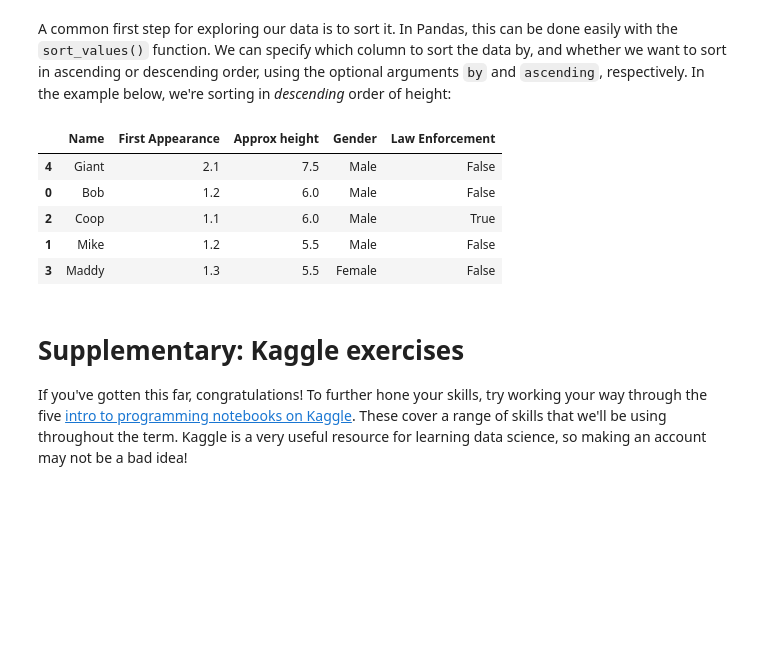
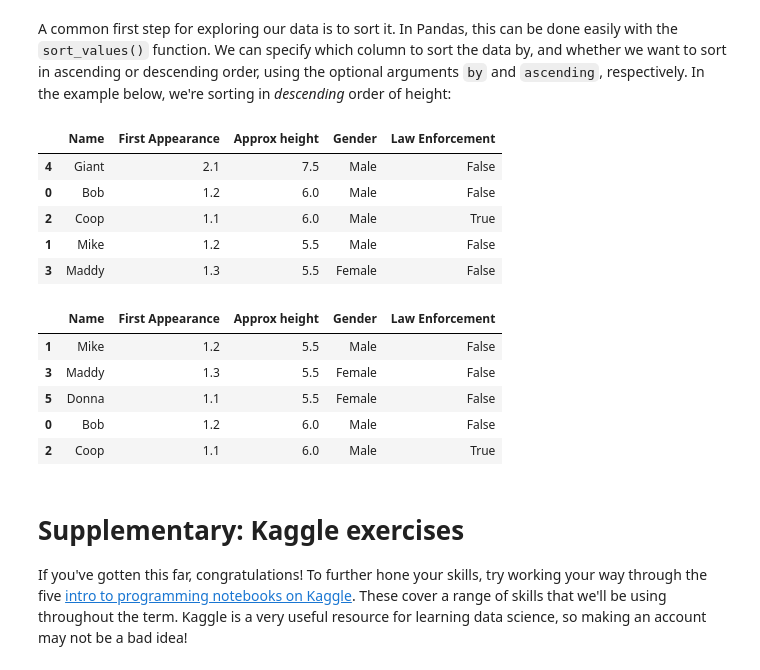
Before and after one commit to Maiasamberger/QM2, a Jupyter notebook: notebooks/W01. Python Recap.ipynb, the cells around one changed output. Saved outputs shown, nothing was run; the diff lists cells and outputs as text; code cells hidden in the pictures; blank space fills up the shorter version.

```diff
--- a/notebooks/W01. Python Recap.ipynb
+++ b/notebooks/W01. Python Recap.ipynb
@@ -224,15 +224,25 @@ data.head()
 What we've done here is read in a .csv file into a dataframe, the object pandas uses to work with data, and one that has lots of methods for slicing and dicing data, as we will see over the coming weeks. The head() command tells iPython to show the first few columns/rows of the data, so we can start to get a sense of what the data looks like and what sort of type of objects is represents.
 # %% [markdown]
 A common first step for exploring our data is to sort it. In Pandas, this can be done easily with the `sort_values()` function. We can specify which column to sort the data by, and whether we want to sort in ascending or descending order, using the optional arguments `by` and `ascending`, respectively. In the example below, we're sorting in *descending* order of height:
-# %%
-data.sort_values(by='Approx height', ascending=False).head()
-# %% [output]
-|  | Name | First Appearance | Approx height | Gender | Law Enforcement |
-| 4 | Giant | 2.1 | 7.5 | Male | False |
-| 0 | Bob | 1.2 | 6.0 | Male | False |
-| 2 | Coop | 1.1 | 6.0 | Male | True |
-| 1 | Mike | 1.2 | 5.5 | Male | False |
-| 3 | Maddy | 1.3 | 5.5 | Female | False |
+# %%
+#sorting in descending order
+display(data.sort_values(by='Approx height', ascending=False).head())
+
+#sorting in ascending order
+display(data.sort_values(by='Approx height', ascending=True).head())
+# %% [output]
+|  | Name | First Appearance | Approx height | Gender | Law Enforcement |
+| 4 | Giant | 2.1 | 7.5 | Male | False |
+| 0 | Bob | 1.2 | 6.0 | Male | False |
+| 2 | Coop | 1.1 | 6.0 | Male | True |
+| 1 | Mike | 1.2 | 5.5 | Male | False |
+| 3 | Maddy | 1.3 | 5.5 | Female | False |
+|  | Name | First Appearance | Approx height | Gender | Law Enforcement |
+| 1 | Mike | 1.2 | 5.5 | Male | False |
+| 3 | Maddy | 1.3 | 5.5 | Female | False |
+| 5 | Donna | 1.1 | 5.5 | Female | False |
+| 0 | Bob | 1.2 | 6.0 | Male | False |
+| 2 | Coop | 1.1 | 6.0 | Male | True |
 # %% [markdown]
 # Supplementary: Kaggle exercises
 
```
